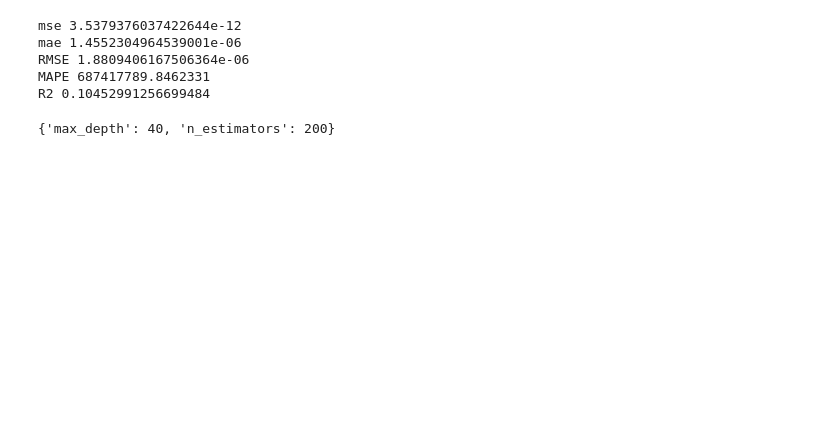
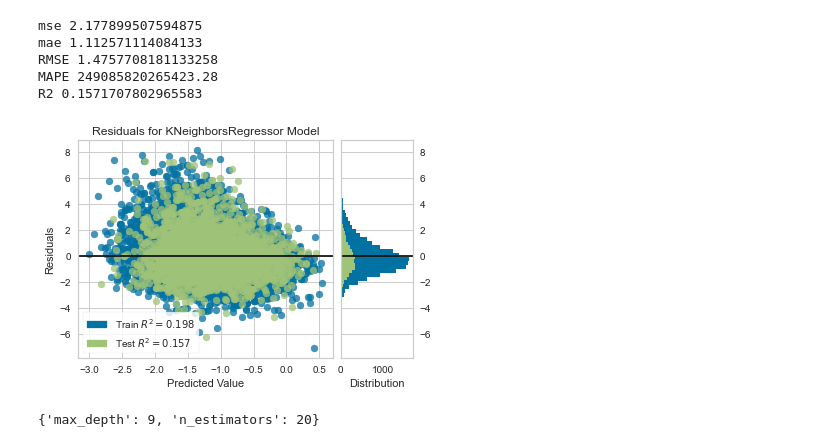
Before and after one commit to omer-kati/Fifa-predictions, a Jupyter notebook: testingModelsOverall.ipynb, the cells around one changed output. Drawn from its saved outputs; the diff is of its cells as text; code cells hidden in the pictures; blank space fills up the shorter version.

```diff
--- a/testingModelsOverall.ipynb
+++ b/testingModelsOverall.ipynb
@@ -45,27 +53,30 @@ curve.plot()
 # %%
-model = KNeighborsRegressor(n_neighbors=47, metric="manhattan")
+model = KNeighborsRegressor(n_neighbors=29, metric="manhattan")
 model.fit(x_train, y_train)  #fit the model
 predictions = model.predict(x_test)  #make prediction on test set
 error = mean_squared_error(y_test, predictions)
 print("mse", mean_squared_error(y_test, predictions))
 print("mae", mean_absolute_error(y_test, predictions))
 print("RMSE", mean_squared_error(y_test, predictions, squared=False))
 print("MAPE", mean_absolute_percentage_error(y_test, predictions))
 print("R2", r2_score(y_test, predictions))
+
+viz = residuals_plot(model, x_train, y_train, x_test, y_test)
 # %% [output]
-mse 3.5379376037422644e-12
-mae 1.4552304964539001e-06
-RMSE 1.8809406167506364e-06
-MAPE 687417789.8462331
-R2 0.10452991256699484
+mse 2.177899507594875
+mae 1.112571114084133
+RMSE 1.4757708181133258
+MAPE 249085820265423.28
+R2 0.1571707802965583
+[figure, added]
 # %%
-params = {'max_depth': [*range(5, 50, 5)], "n_estimators": [50, 100,200,250,300]}
+params = {'max_depth': [*range(5, 10, 1)], "n_estimators": [5,10,15,20]}
 
 forest = RandomForestRegressor()
-model = GridSearchCV(forest, params, cv=5)
+model = GridSearchCV(forest, params,scoring="r2")
 model.fit(x_train, y_train.ravel())
 print(model.best_params_)
 # %% [output]
-{'max_depth': 40, 'n_estimators': 200}
+{'max_depth': 9, 'n_estimators': 20}
 # %%
 feature_names = x_data.columns.values
```
Also changed, not shown: parts of 5 cells of this notebook, 40 other files.
